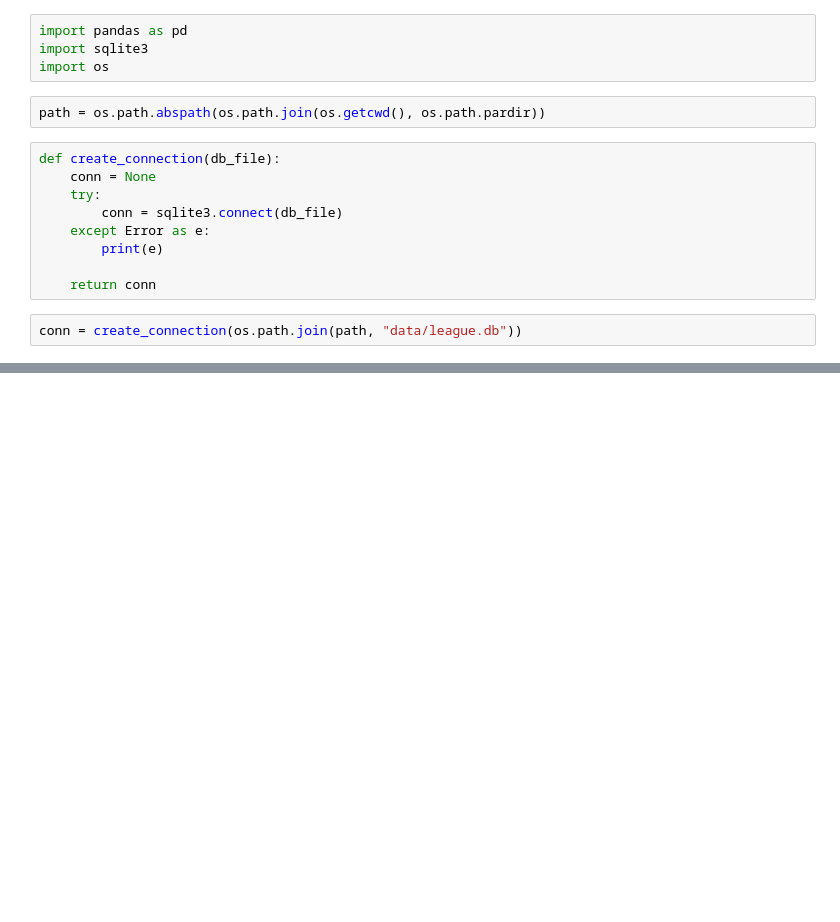
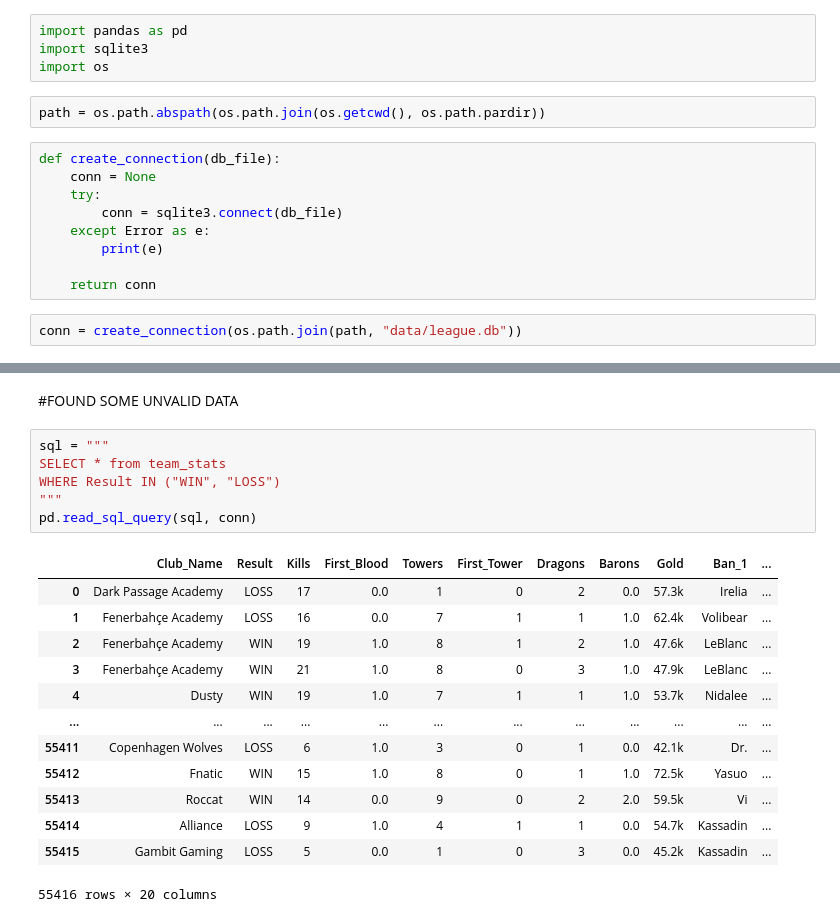
Before and after one commit to KarolKul-KK/League_Pro_Games_Analysis, a Jupyter notebook: notebooks/sql_queries.ipynb, the cells around one changed output, grey strips where cells are left out. Cells and saved outputs as stored; diff of their text form; blank space fills up the shorter version.

```diff
--- a/notebooks/sql_queries.ipynb
+++ b/notebooks/sql_queries.ipynb
@@ -30,0 +37,22 @@ sqlite3.Connection
+# %% [markdown]
+#FOUND SOME UNVALID DATA
+# %%
+sql = """
+SELECT * from team_stats
+WHERE Result IN ("WIN", "LOSS")
+"""
+pd.read_sql_query(sql, conn)
+# %% [output]
+|  | Club_Name | Result | Kills | First_Blood | Towers | First_Tower | Dragons | Barons | Gold | Ban_1 | ... |
+| 0 | Dark Passage Academy | LOSS | 17 | 0.0 | 1 | 0 | 2 | 0.0 | 57.3k | Irelia | ... |
+| 1 | Fenerbahçe Academy | LOSS | 16 | 0.0 | 7 | 1 | 1 | 1.0 | 62.4k | Volibear | ... |
+| 2 | Fenerbahçe Academy | WIN | 19 | 1.0 | 8 | 1 | 2 | 1.0 | 47.6k | LeBlanc | ... |
+| 3 | Fenerbahçe Academy | WIN | 21 | 1.0 | 8 | 0 | 3 | 1.0 | 47.9k | LeBlanc | ... |
+| 4 | Dusty | WIN | 19 | 1.0 | 7 | 1 | 1 | 1.0 | 53.7k | Nidalee | ... |
+| ... | ... | ... | ... | ... | ... | ... | ... | ... | ... | ... | ... |
+| 55411 | Copenhagen Wolves | LOSS | 6 | 1.0 | 3 | 0 | 1 | 0.0 | 42.1k | Dr. | ... |
+| 55412 | Fnatic | WIN | 15 | 1.0 | 8 | 0 | 1 | 1.0 | 72.5k | Yasuo | ... |
+| 55413 | Roccat | WIN | 14 | 0.0 | 9 | 0 | 2 | 2.0 | 59.5k | Vi | ... |
+| 55414 | Alliance | LOSS | 9 | 1.0 | 4 | 1 | 1 | 0.0 | 54.7k | Kassadin | ... |
+| 55415 | Gambit Gaming | LOSS | 5 | 0.0 | 1 | 0 | 3 | 0.0 | 45.2k | Kassadin | ... |
+55416 rows × 20 columns
```
Also changed, not shown: parts of 13 cells of this notebook.
